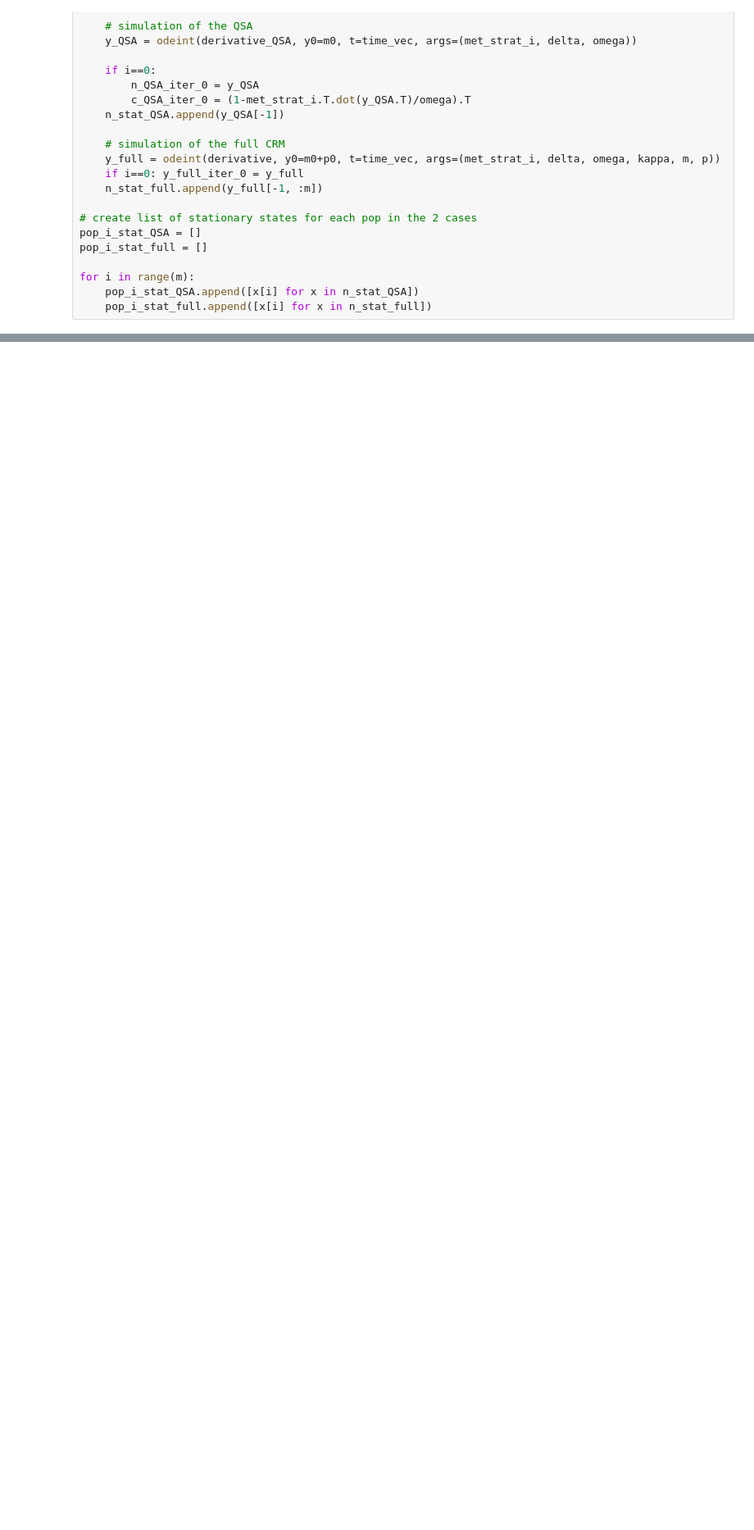
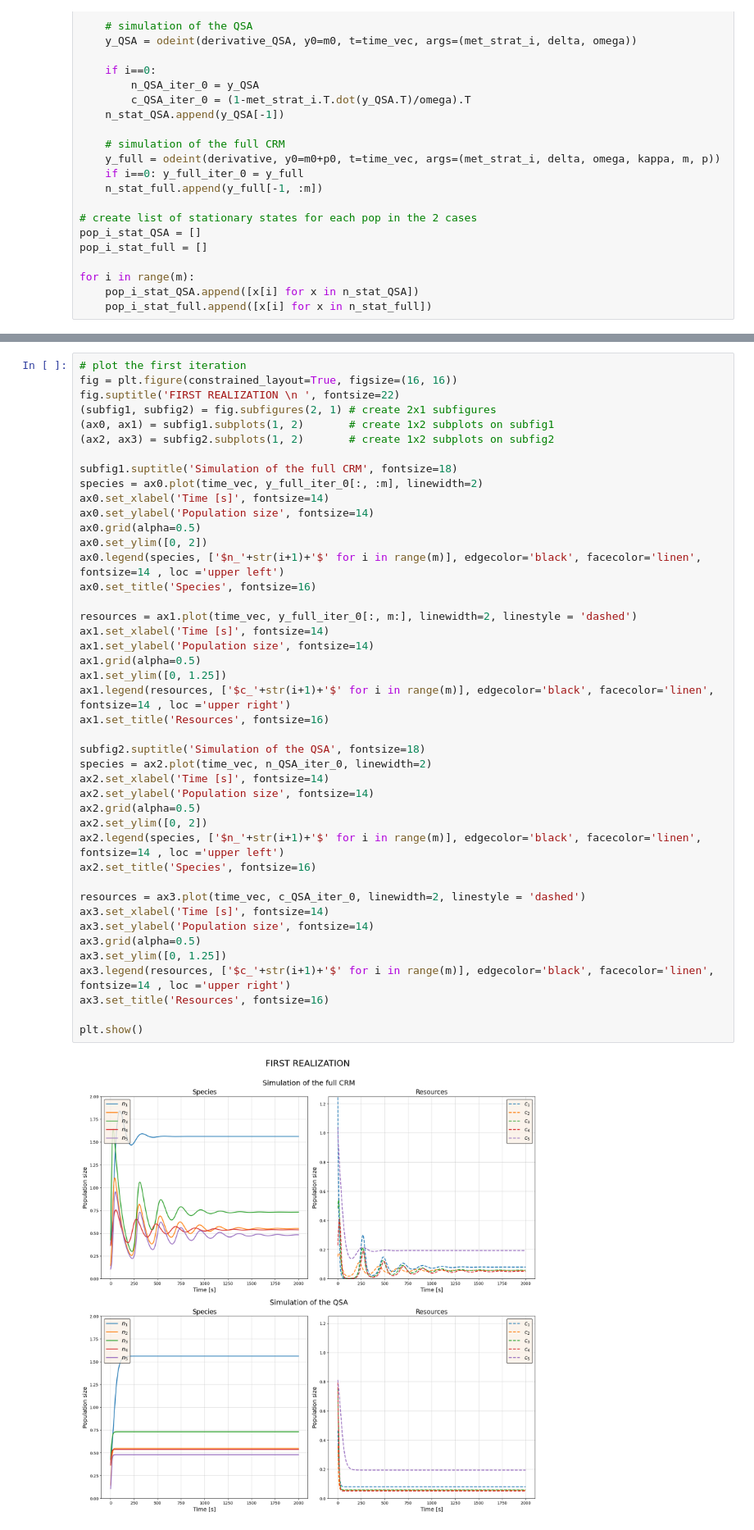
Before and after one commit to NicolaZomer/Physical_Models_of_Living_Systems, a Jupyter notebook: hw05_Generalized_Consumer_Resource_Model.ipynb, the cells around one changed output, grey strips where cells are left out. Shown at 82% size. Drawn from its saved outputs; the diff is of its cells as text; blank space fills up the shorter version.

```diff
--- a/hw05_Generalized_Consumer_Resource_Model.ipynb
+++ b/hw05_Generalized_Consumer_Resource_Model.ipynb
@@ -515,0 +587,45 @@ Comment the boxplot here....
+# %%
+# plot the first iteration
+fig = plt.figure(constrained_layout=True, figsize=(16, 16))
+fig.suptitle('FIRST REALIZATION \n ', fontsize=22)
+(subfig1, subfig2) = fig.subfigures(2, 1) # create 2x1 subfigures
+(ax0, ax1) = subfig1.subplots(1, 2)       # create 1x2 subplots on subfig1
+(ax2, ax3) = subfig2.subplots(1, 2)       # create 1x2 subplots on subfig2
+
+subfig1.suptitle('Simulation of the full CRM', fontsize=18)
+species = ax0.plot(time_vec, y_full_iter_0[:, :m], linewidth=2)
+ax0.set_xlabel('Time [s]', fontsize=14)
+ax0.set_ylabel('Population size', fontsize=14)
+ax0.grid(alpha=0.5)
+ax0.set_ylim([0, 2])
+ax0.legend(species, ['$n_'+str(i+1)+'$' for i in range(m)], edgecolor='black', facecolor='linen', fontsize=14 , loc ='upper left')
+ax0.set_title('Species', fontsize=16)
+
+resources = ax1.plot(time_vec, y_full_iter_0[:, m:], linewidth=2, linestyle = 'dashed')
+ax1.set_xlabel('Time [s]', fontsize=14)
+ax1.set_ylabel('Population size', fontsize=14)
+ax1.grid(alpha=0.5)
+ax1.set_ylim([0, 1.25])
+ax1.legend(resources, ['$c_'+str(i+1)+'$' for i in range(m)], edgecolor='black', facecolor='linen', fontsize=14 , loc ='upper right')
+ax1.set_title('Resources', fontsize=16)
+
+subfig2.suptitle('Simulation of the QSA', fontsize=18)
+species = ax2.plot(time_vec, n_QSA_iter_0, linewidth=2)
+ax2.set_xlabel('Time [s]', fontsize=14)
+ax2.set_ylabel('Population size', fontsize=14)
+ax2.grid(alpha=0.5)
+ax2.set_ylim([0, 2])
+ax2.legend(species, ['$n_'+str(i+1)+'$' for i in range(m)], edgecolor='black', facecolor='linen', fontsize=14 , loc ='upper left')
+ax2.set_title('Species', fontsize=16)
+
+resources = ax3.plot(time_vec, c_QSA_iter_0, linewidth=2, linestyle = 'dashed')
+ax3.set_xlabel('Time [s]', fontsize=14)
+ax3.set_ylabel('Population size', fontsize=14)
+ax3.grid(alpha=0.5)
+ax3.set_ylim([0, 1.25])
+ax3.legend(resources, ['$c_'+str(i+1)+'$' for i in range(m)], edgecolor='black', facecolor='linen', fontsize=14 , loc ='upper right')
+ax3.set_title('Resources', fontsize=16)
+
+plt.show()
+# %% [output]
+[figure, added]
```
Also changed, not shown: parts of 15 cells of this notebook, 1 other file.
